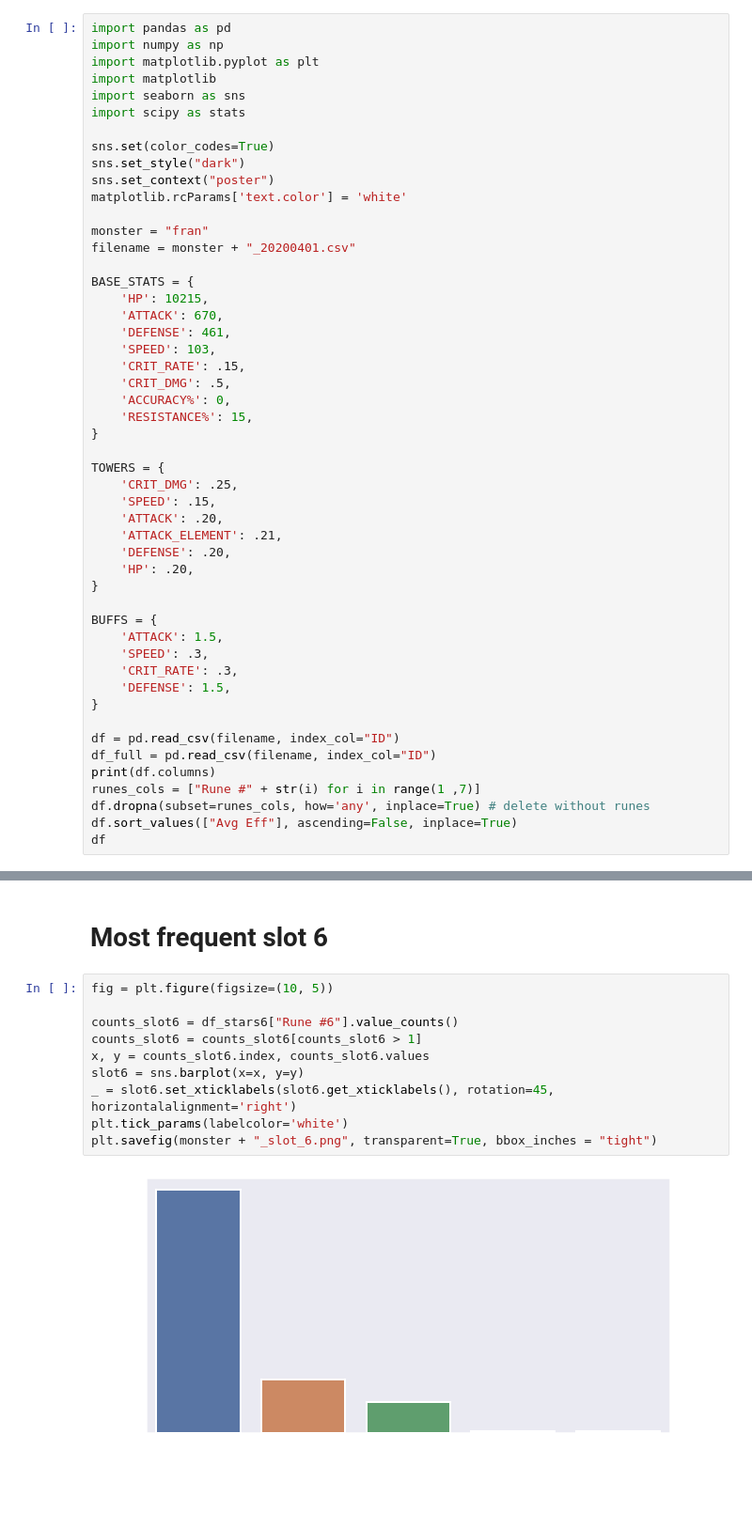
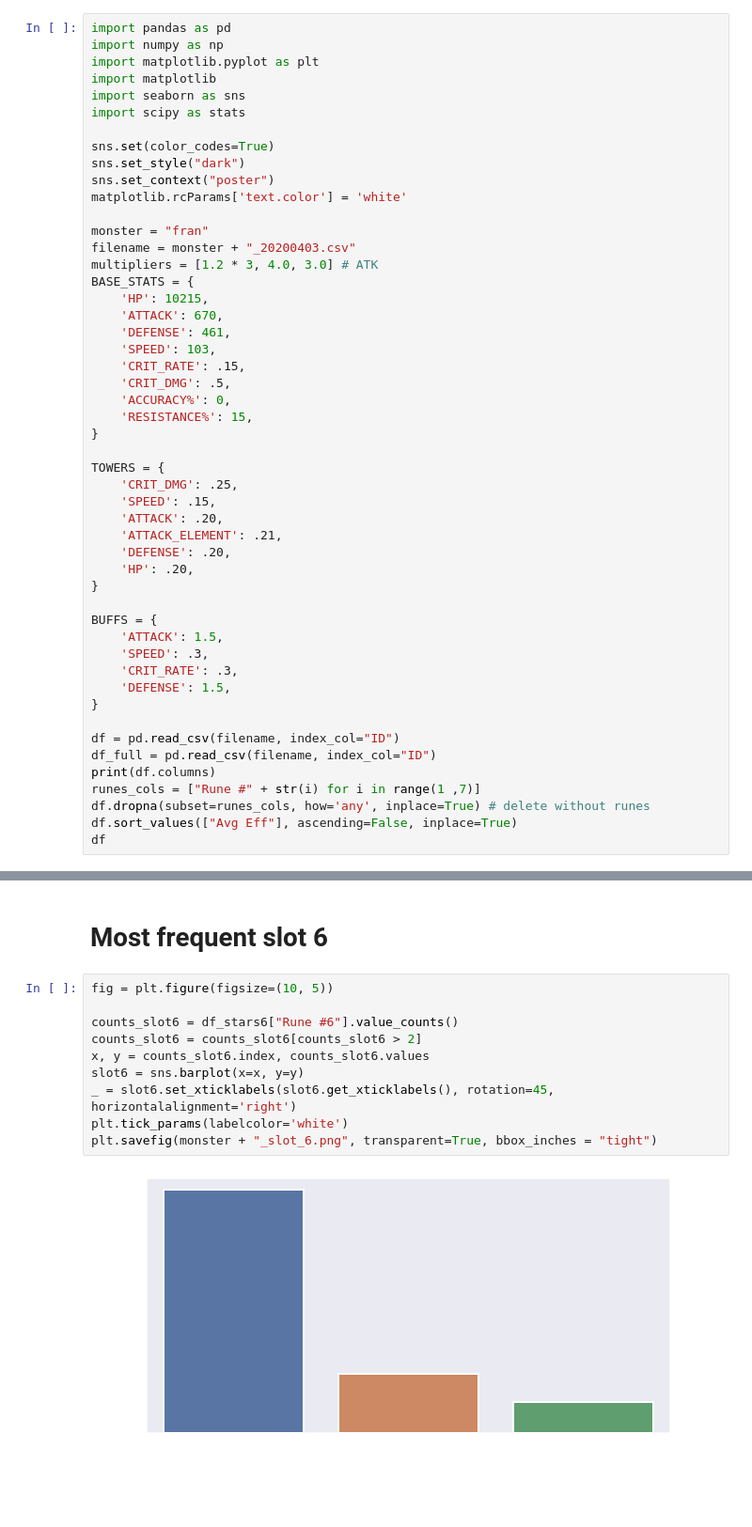
Before and after one commit to QuatZo/swstats, a Jupyter notebook: report files/fran.ipynb, the cells around one changed output, grey strips where cells are left out. Shown at 94% size. Cells and saved outputs as stored; diff of their text form.

```diff
--- a/report files/fran.ipynb
+++ b/report files/fran.ipynb
@@ -14,8 +14,8 @@ sns.set_context("poster")
 matplotlib.rcParams['text.color'] = 'white'
 
 monster = "fran"
-filename = monster + "_20200401.csv"
-
+filename = monster + "_20200403.csv"
+multipliers = [1.2 * 3, 4.0, 3.0] # ATK
 BASE_STATS = {
     'HP': 10215,
     'ATTACK': 670,
@@ -311,12 +353,12 @@ plt.savefig(monster + "_slot_4.png", transparent=True, bbox_inches = "tight")
 # %%
 fig = plt.figure(figsize=(10, 5))
 
 counts_slot6 = df_stars6["Rune #6"].value_counts()
-counts_slot6 = counts_slot6[counts_slot6 > 1]
+counts_slot6 = counts_slot6[counts_slot6 > 2]
 x, y = counts_slot6.index, counts_slot6.values
 slot6 = sns.barplot(x=x, y=y)
 _ = slot6.set_xticklabels(slot6.get_xticklabels(), rotation=45, horizontalalignment='right')
 plt.tick_params(labelcolor='white')
 plt.savefig(monster + "_slot_6.png", transparent=True, bbox_inches = "tight")
 # %% [output]
-[figure, old version]
+[figure, new version]
```
Also changed, not shown: parts of 25 cells of this notebook, 2 other files.
